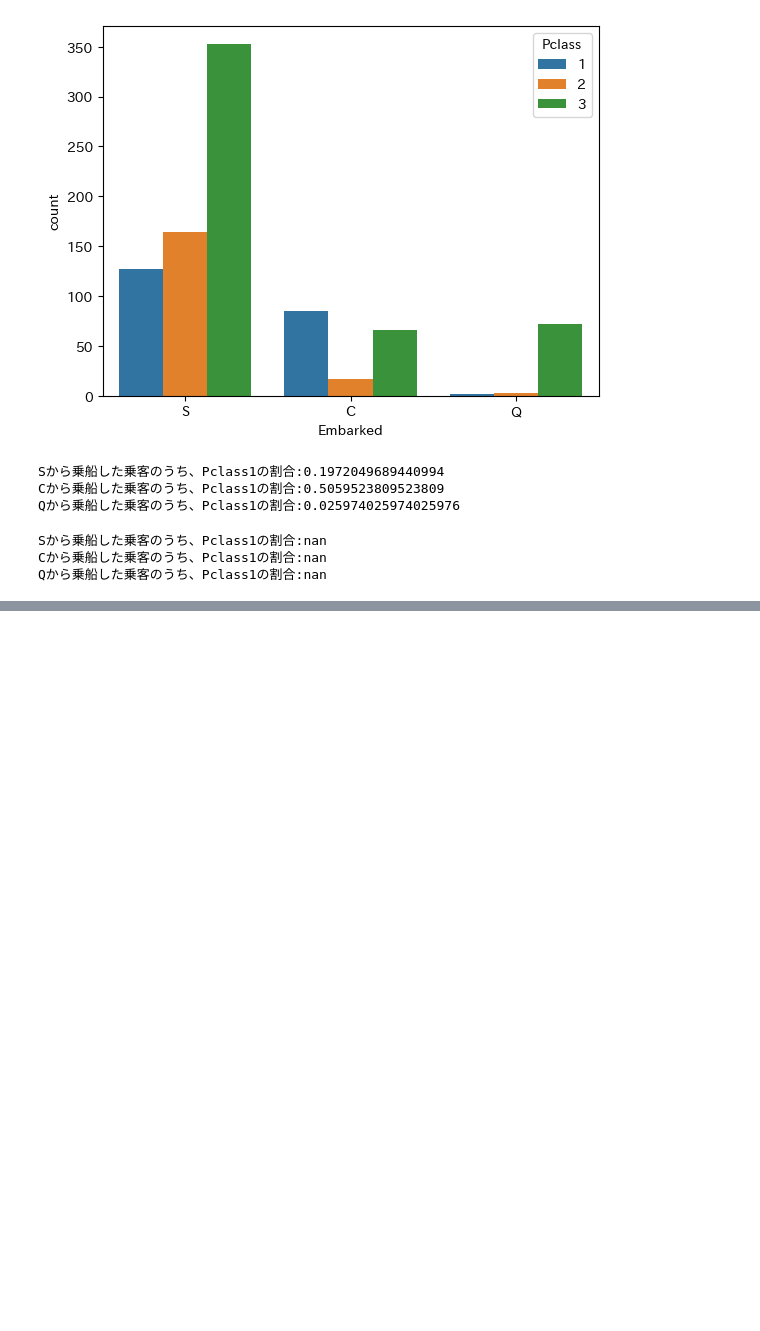
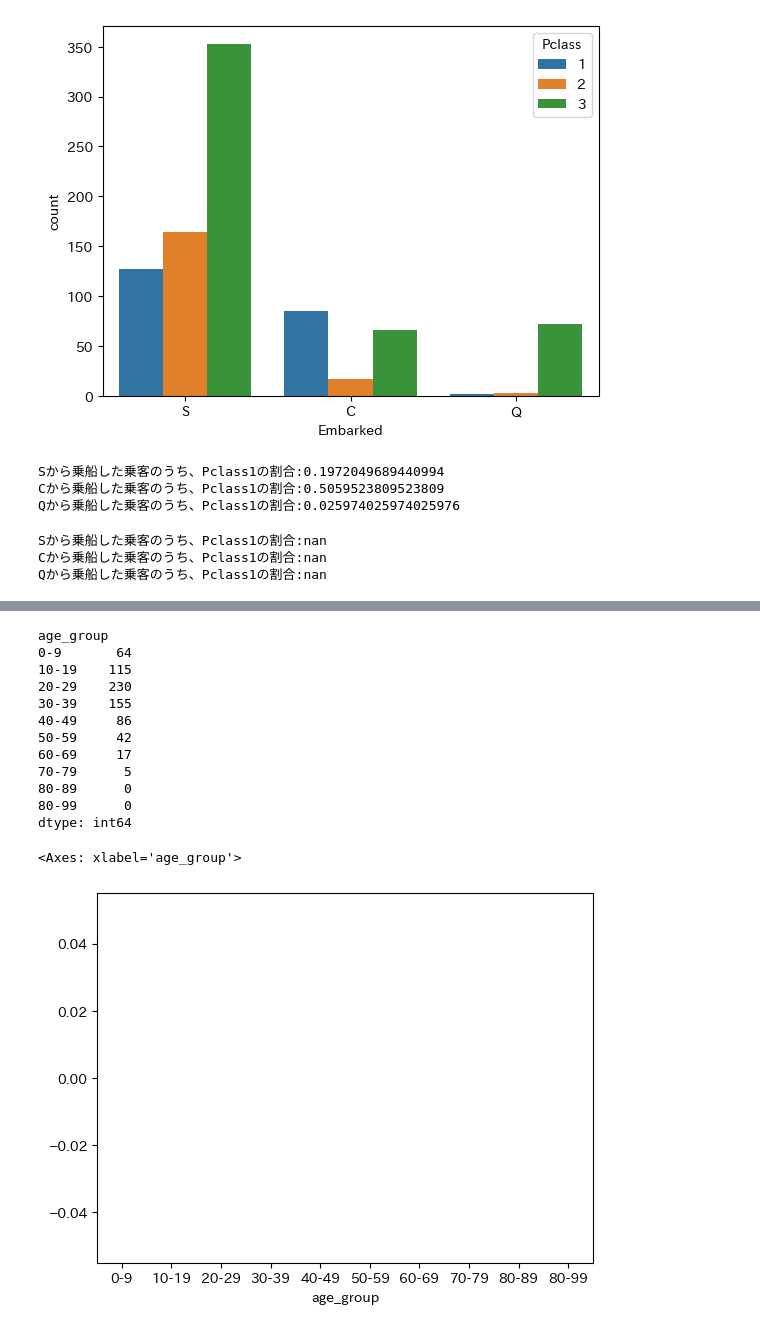
Before and after one commit to wakooota/titanic, a Jupyter notebook: titanic.ipynb, the cells around one changed output, grey strips where cells are left out. Drawn from its saved outputs; the diff is of its cells as text; code cells hidden in the pictures; blank space fills up the shorter version.

```diff
--- a/titanic.ipynb
+++ b/titanic.ipynb
@@ -252,0 +291,24 @@ Qから乗船した乗客のうち、Pclass1の割合:nan
+# %%
+#③年齢別の人数を出力
+p = df_riv_age.groupby('age_group').size()
+print(p)
+
+sns.barplot(x='age_group', y = p, data=df_riv_age, palette='Set1')
+
+#年齢別の人数を確認して、60-80代の数は全体数宇に比べて多くないので、無視して良いこととする。
+#【質問】グラフ上でうまくプロットできません。
+# %% [output]
+age_group
+0-9       64
+10-19    115
+20-29    230
+30-39    155
+40-49     86
+50-59     42
+60-69     17
+70-79      5
+80-89      0
+80-99      0
+dtype: int64
+<Axes: xlabel='age_group'>
+[figure, added]
```
Also changed, not shown: parts of 5 cells of this notebook.
